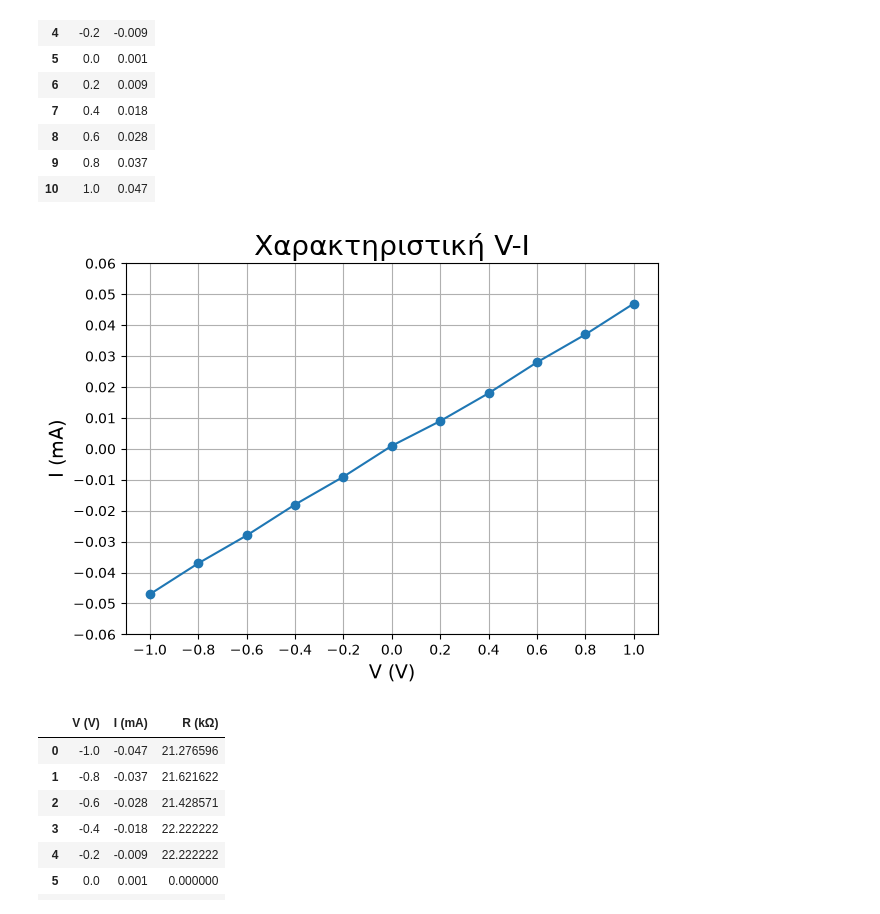
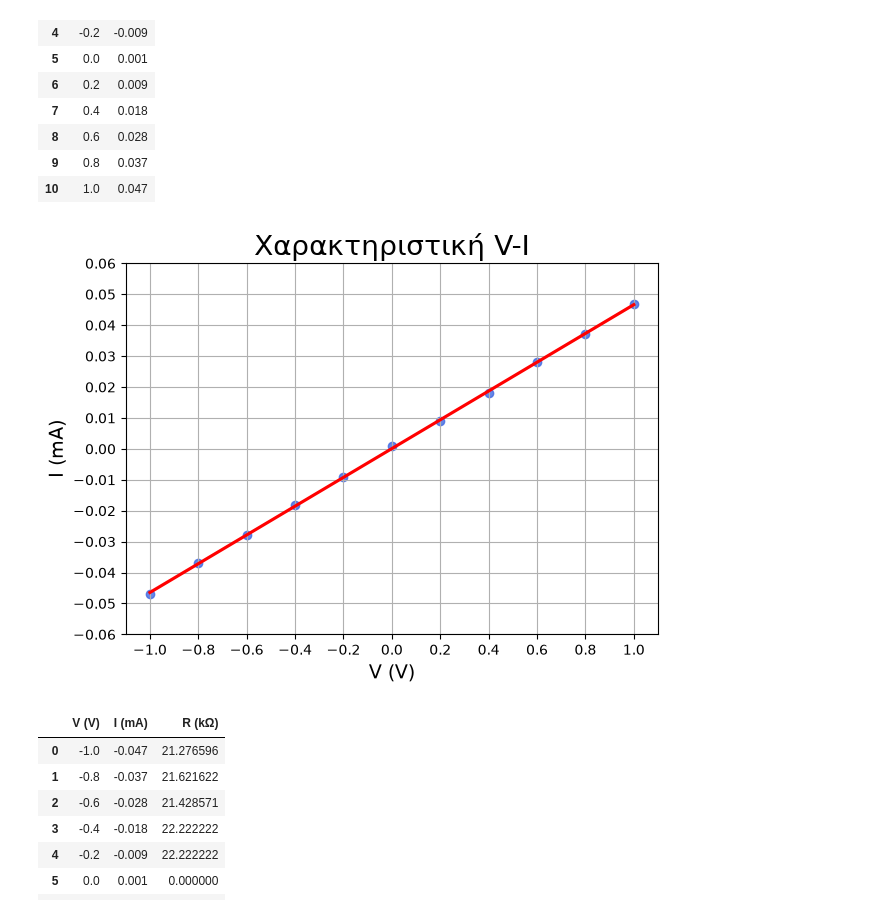
Before and after one commit to ChristosPaterakisntua/Electronics-Lab, a Jupyter notebook: src/electronics_lab/lab_diagrams_1.ipynb, the cells around one changed output. Saved outputs shown, nothing was run; the diff lists cells and outputs as text; code cells hidden in the pictures.

Commit message:
added seaborn for better visualization

```diff
--- a/src/electronics_lab/lab_diagrams_1.ipynb
+++ b/src/electronics_lab/lab_diagrams_1.ipynb
@@ -24,17 +25,17 @@ df
 | 9 | 0.8 | 0.037 |
 | 10 | 1.0 | 0.047 |
 # %%
-plt.plot(df["V (V)"], df["I (mA)"], "-o")
+sns.regplot(x=df["V (V)"], y=df["I (mA)"], scatter_kws={"color": "royalblue"}, line_kws={"color": "red"})
 plt.title("Χαρακτηριστική V-I", fontdict={"size": 20})
 plt.xlabel("V (V)", fontdict={"size": 14})
 plt.ylabel("I (mA)", fontdict={"size": 14})
 plt.xticks(V)
 plt.yticks(np.linspace(-0.06, 0.06, 13))
 plt.grid()
 plt.tight_layout()
 plt.show()
 # %% [output]
-[figure, old version]
+[figure, new version]
 # %%
 df["R (kΩ)"] = df["V (V)"] / df["I (mA)"]
 df
```
Also changed, not shown: parts of 1 cell of this notebook, 2 other files.
